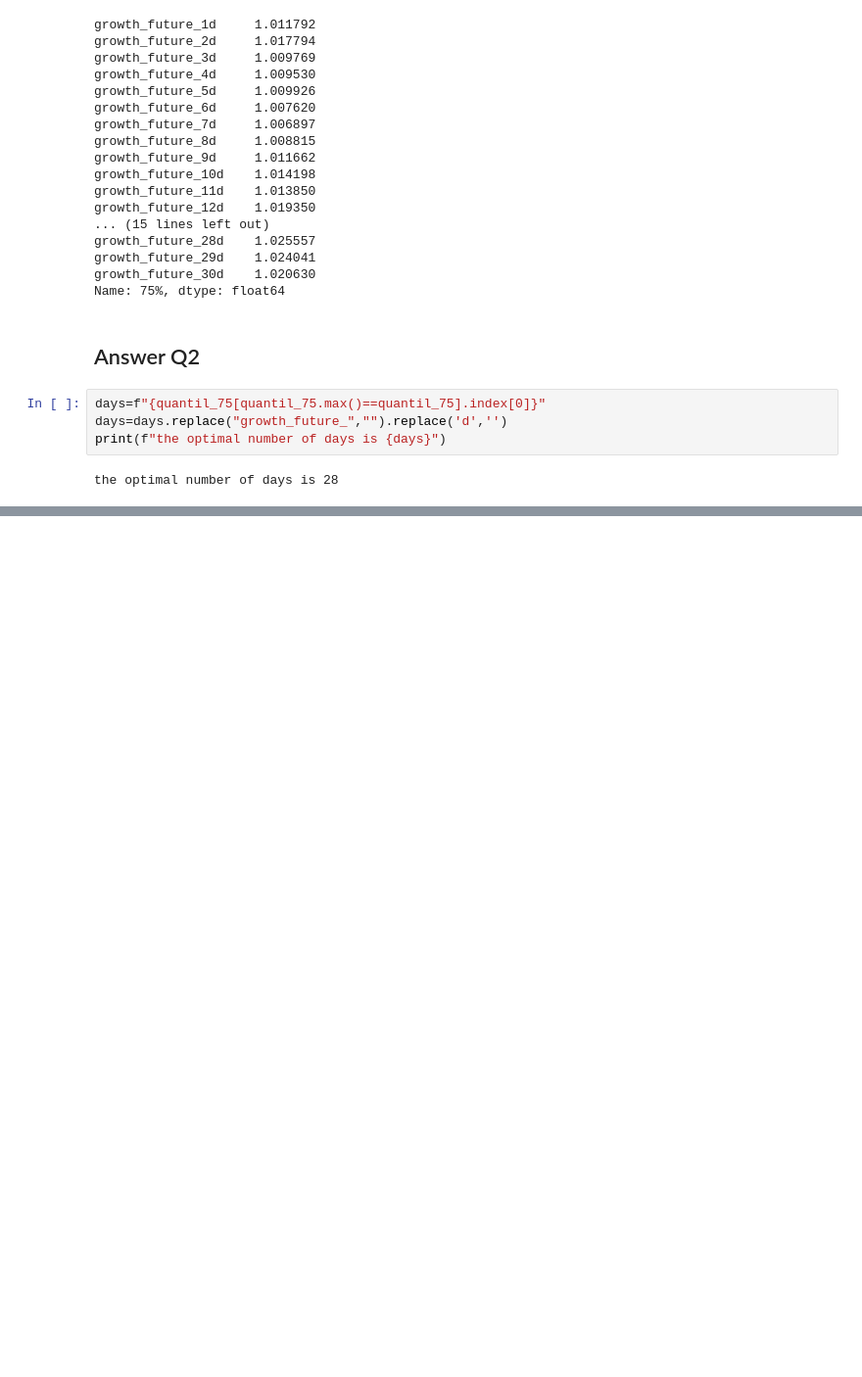
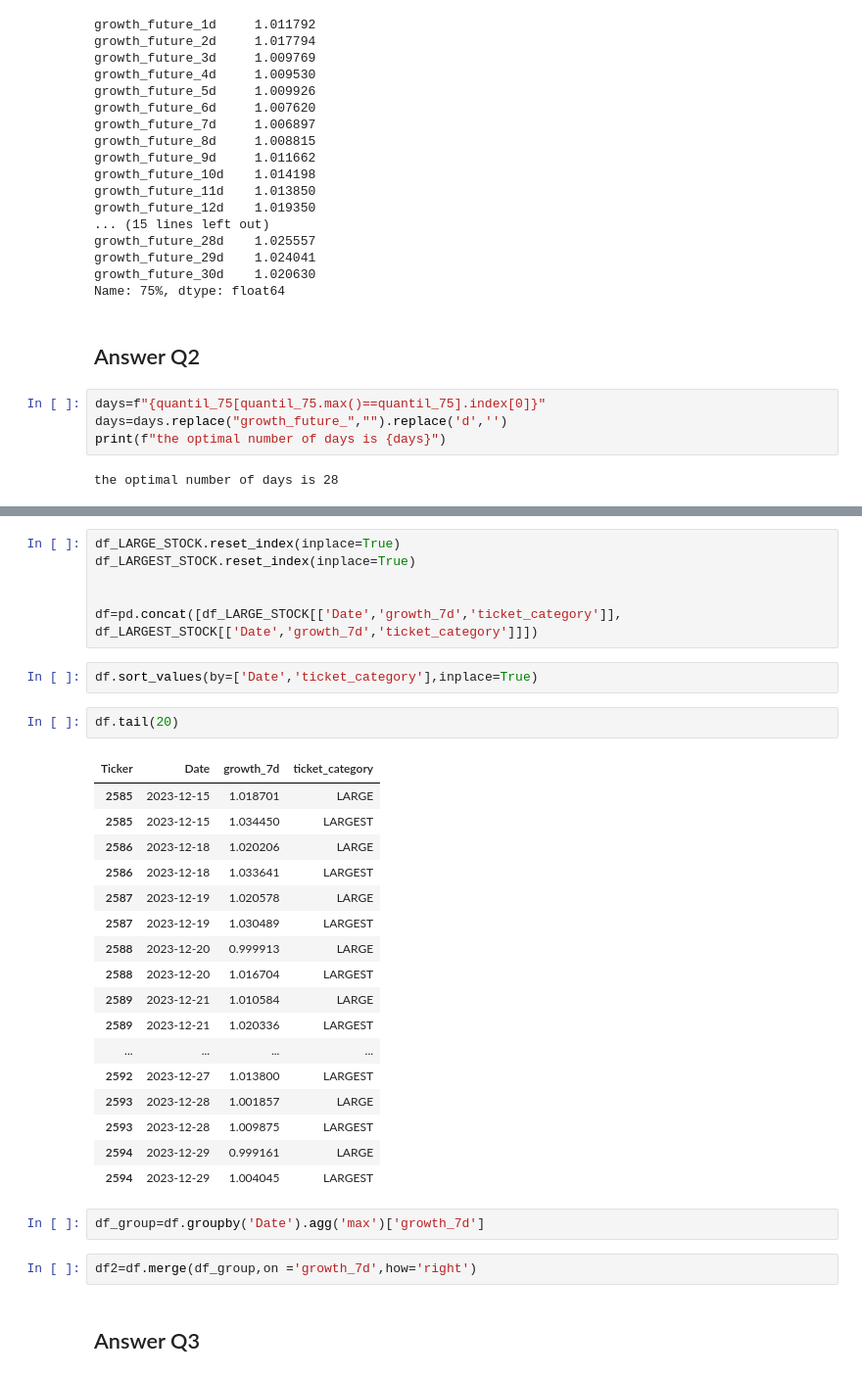
Before and after one commit to fjl2020/PythonInvest, a Jupyter notebook: 02_module.ipynb, the cells around one changed output, grey strips where cells are left out. Shown at 98% size. Saved outputs shown, nothing was run; the diff lists cells and outputs as text; blank space fills up the shorter version.

```diff
--- a/02_module.ipynb
+++ b/02_module.ipynb
@@ -494,0 +584,34 @@ the optimal number of days is 28
+# %%
+df_LARGE_STOCK.reset_index(inplace=True)
+df_LARGEST_STOCK.reset_index(inplace=True)
+
+
+df=pd.concat([df_LARGE_STOCK[['Date','growth_7d','ticket_category']], df_LARGEST_STOCK[['Date','growth_7d','ticket_category']]])
+# %%
+df.sort_values(by=['Date','ticket_category'],inplace=True)
+# %%
+df.tail(20)
+# %% [output]
+| Ticker | Date | growth_7d | ticket_category |
+| 2585 | 2023-12-15 | 1.018701 | LARGE |
+| 2585 | 2023-12-15 | 1.034450 | LARGEST |
+| 2586 | 2023-12-18 | 1.020206 | LARGE |
+| 2586 | 2023-12-18 | 1.033641 | LARGEST |
+| 2587 | 2023-12-19 | 1.020578 | LARGE |
+| 2587 | 2023-12-19 | 1.030489 | LARGEST |
+| 2588 | 2023-12-20 | 0.999913 | LARGE |
+| 2588 | 2023-12-20 | 1.016704 | LARGEST |
+| 2589 | 2023-12-21 | 1.010584 | LARGE |
+| 2589 | 2023-12-21 | 1.020336 | LARGEST |
+| ... | ... | ... | ... |
+| 2592 | 2023-12-27 | 1.013800 | LARGEST |
+| 2593 | 2023-12-28 | 1.001857 | LARGE |
+| 2593 | 2023-12-28 | 1.009875 | LARGEST |
+| 2594 | 2023-12-29 | 0.999161 | LARGE |
+| 2594 | 2023-12-29 | 1.004045 | LARGEST |
+# %%
+df_group=df.groupby('Date').agg('max')['growth_7d']
+# %%
+df2=df.merge(df_group,on ='growth_7d',how='right')
+# %% [markdown]
+## Answer Q3
```
Also changed, not shown: parts of 16 cells of this notebook.
